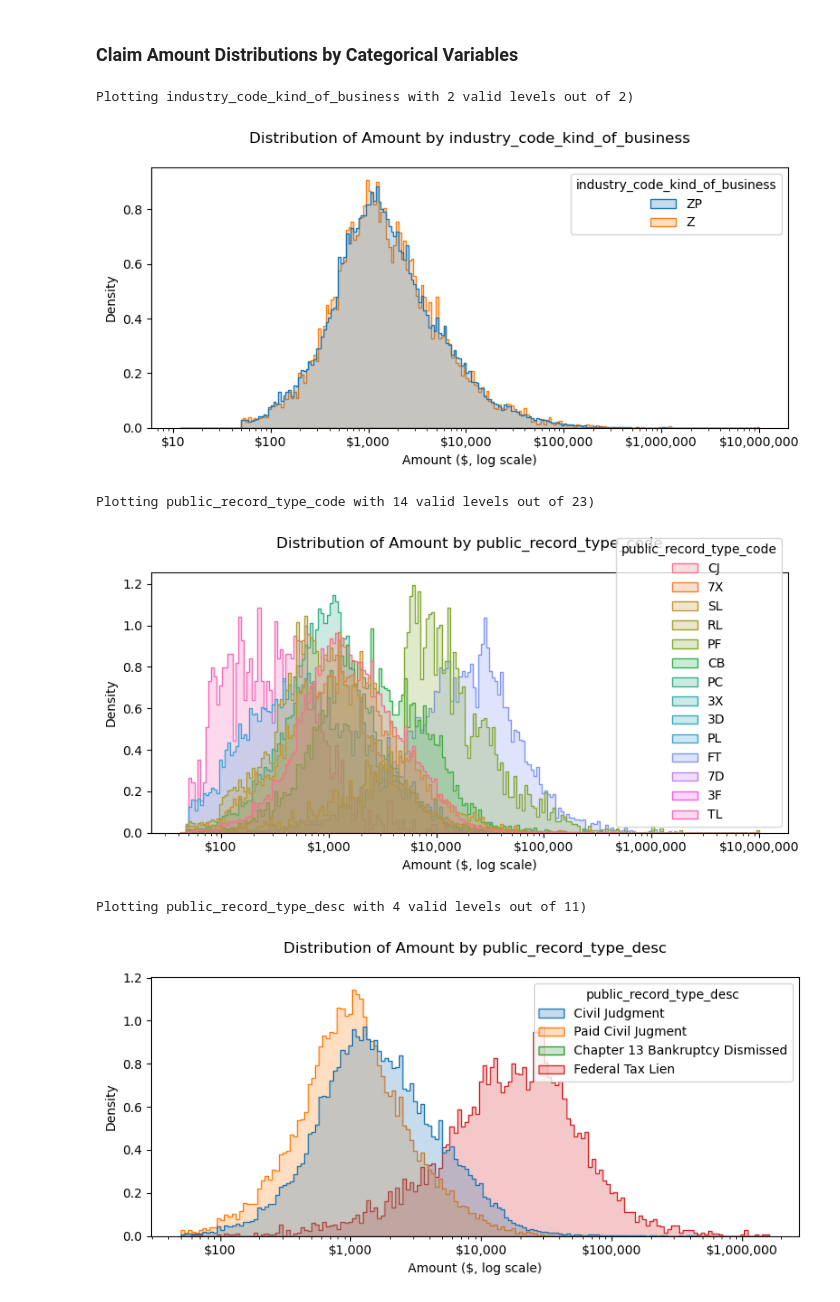
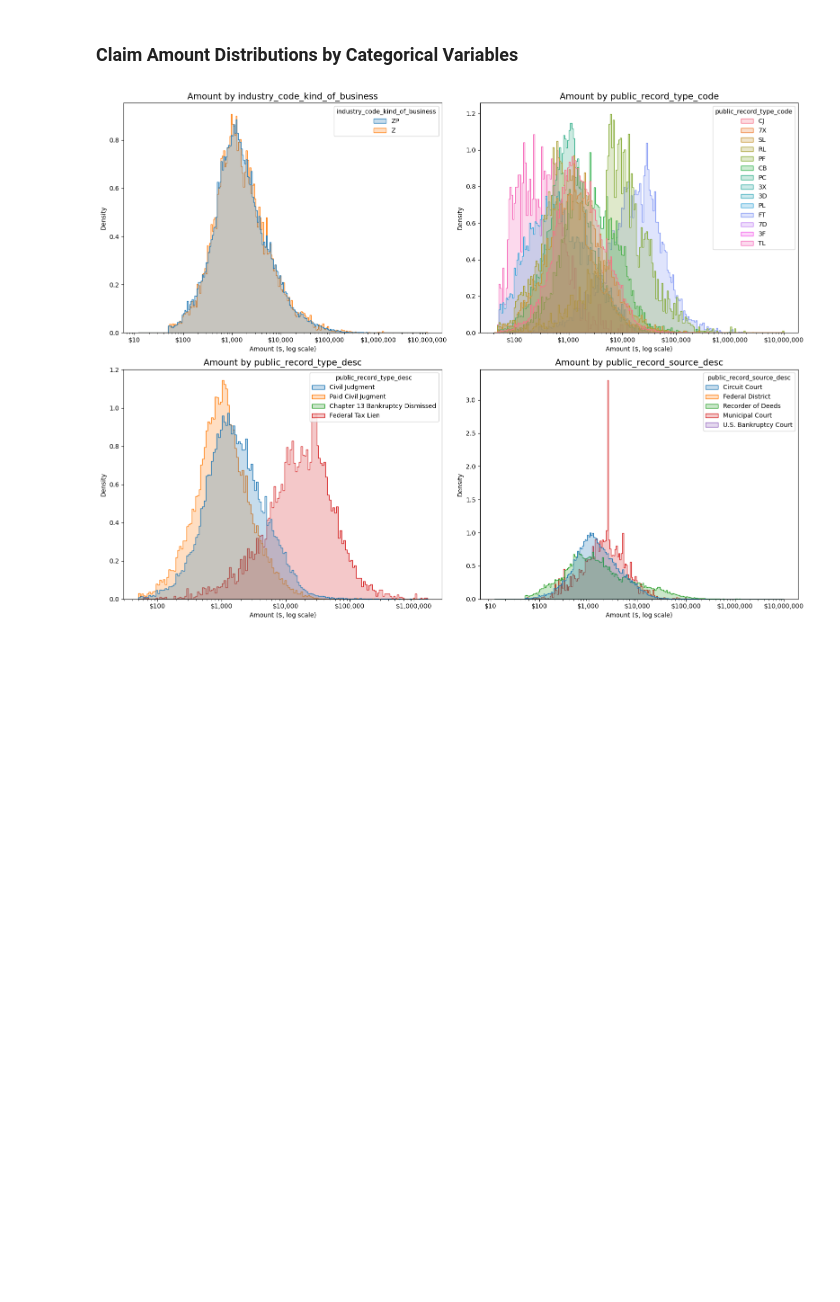
Before and after one commit to mattstoebe/Loan_Performance_Public_records, a Jupyter notebook: EDA/01_public_record_orientation.ipynb, the cells around one changed output. Cells and saved outputs as stored; diff of their text form; code cells hidden in the pictures; blank space fills up the shorter version.

```diff
--- a/EDA/01_public_record_orientation.ipynb
+++ b/EDA/01_public_record_orientation.ipynb
@@ -247,47 +250,38 @@ plt.show()
 # %%
 MIN_COUNT = 500
 
 cats = ['industry_code_kind_of_business', 'public_record_type_code', 'public_record_type_desc', 'public_record_source_desc']
 
-for cat in cats:
-    # find levels with enough data
+fig, axes = plt.subplots(2, 2, figsize=(16, 12))
+axes = axes.flatten()
+
+for ax, cat in zip(axes, cats):
     lvl_counts = pr[cat].value_counts()
     valid_lvls = lvl_counts[lvl_counts >= MIN_COUNT].index.tolist()
 
-    if len(valid_lvls) < 2:
-        print(f"Skipping {cat}: only {len(valid_lvls)} levels ≥ {MIN_COUNT} observations")
-        continue
-
-    print(f"Plotting {cat} with {len(valid_lvls)} valid levels out of {len(lvl_counts)})")
-
-    # subset to only valid levels
+    # Subset DataFrame
     df_sub = pr[pr[cat].isin(valid_lvls)].copy()
 
-    fig, ax = plt.subplots(figsize=(8, 4))
+    # Plot histogram with hue
     sns.histplot(
         data=df_sub,
         x="amount",
         hue=cat,
         element="step",
         stat="density",
         common_norm=False,
-        log_scale=(True, False),
-        ax=ax
+        ax=ax,
+        log_scale=True,
     )
-
-    ax.set_xscale('log')
     ax.xaxis.set_major_formatter(
         mtick.FuncFormatter(lambda x, _: f'${x:,.0f}')
     )
+
+    ax.set_title(f"Amount by {cat}", fontsize=14)
     ax.set_xlabel("Amount ($, log scale)")
     ax.set_ylabel("Density")
-    ax.set_title(f"Distribution of Amount by {cat}\n")
-    plt.tight_layout()
-    plt.show()
+
+plt.tight_layout()
+plt.show()
 # %% [output]
-Plotting industry_code_kind_of_business with 2 valid levels out of 2)
-[figure, old version]
+[figure, new version]
-Plotting public_record_type_code with 14 valid levels out of 23)
-[figure, removed]
-Plotting public_record_type_desc with 4 valid levels out of 11)
-[figure, removed]
```
Also changed, not shown: parts of 6 cells of this notebook, 1 other file.
